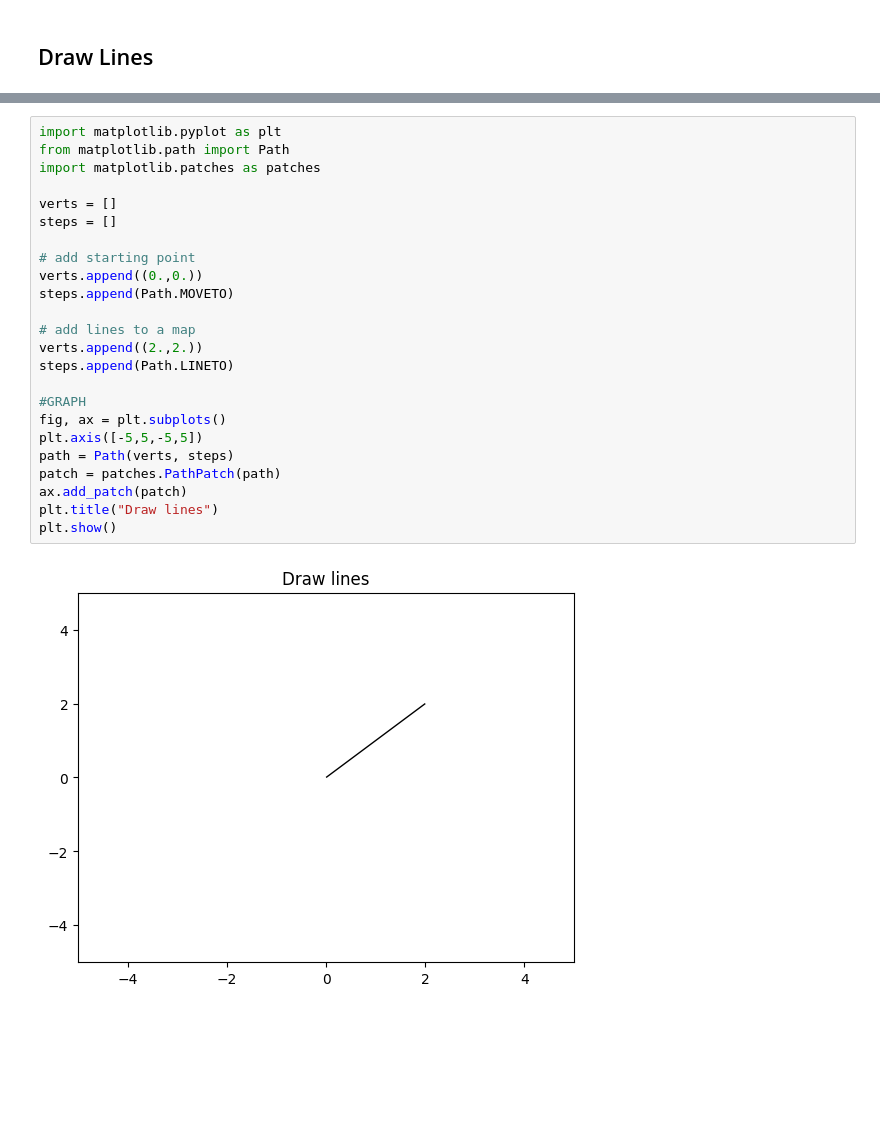
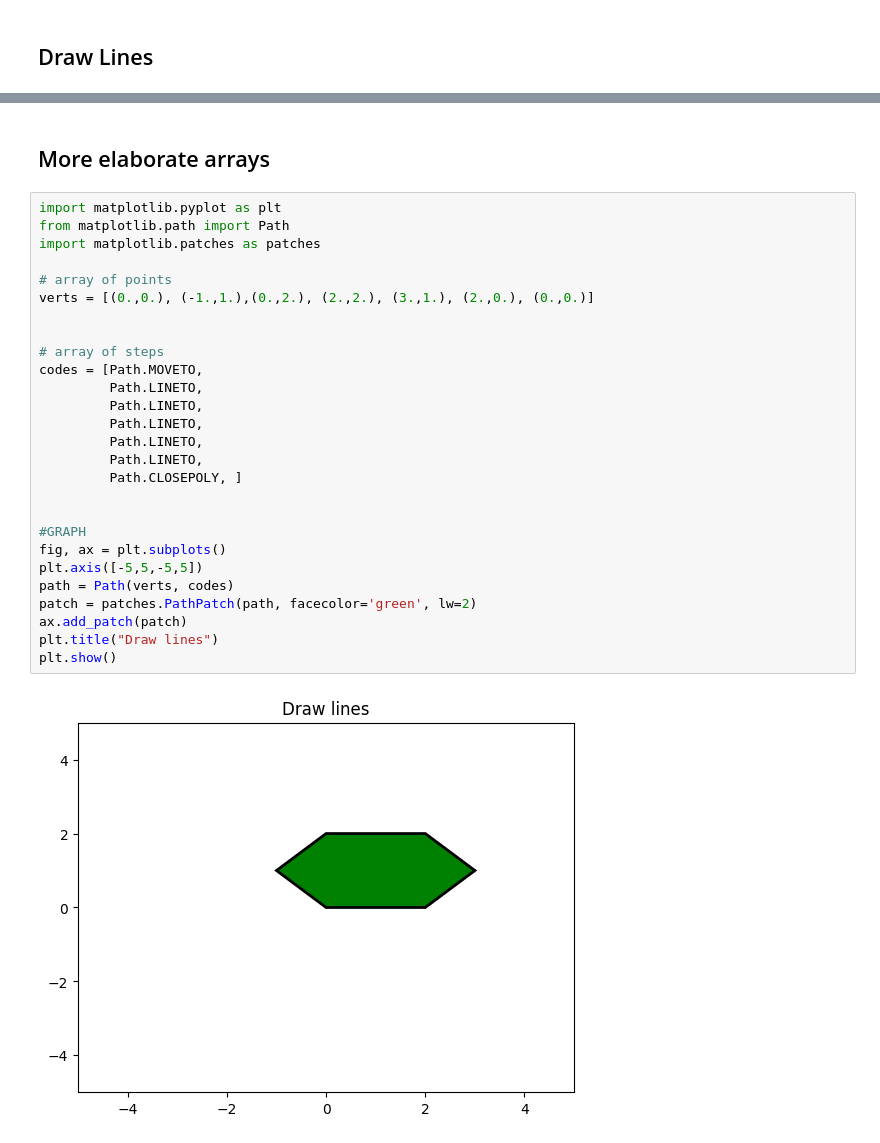
Before and after one commit to BlueReson/Precalculus_with_python, a Jupyter notebook: getData_drawLines.ipynb, the cells around one changed output, grey strips where cells are left out. Drawn from its saved outputs; the diff is of its cells as text; blank space fills up the shorter version.

Commit message:
Update getData_drawLines.ipynb
finished 1-3.

```diff
--- a/getData_drawLines.ipynb
+++ b/getData_drawLines.ipynb
@@ -207,26 +214,31 @@ plt.show()
+# %% [markdown]
+## More elaborate arrays
 # %%
 import matplotlib.pyplot as plt
 from matplotlib.path import Path
 import matplotlib.patches as patches
 
-verts = []
-steps = []
+# array of points
+verts = [(0.,0.), (-1.,1.),(0.,2.), (2.,2.), (3.,1.), (2.,0.), (0.,0.)]
 
-# add starting point
-verts.append((0.,0.))
-steps.append(Path.MOVETO)
 
-# add lines to a map
-verts.append((2.,2.))
-steps.append(Path.LINETO)
+# array of steps
+codes = [Path.MOVETO,
+         Path.LINETO,
+         Path.LINETO,
+         Path.LINETO,
+         Path.LINETO,
+         Path.LINETO,
+         Path.CLOSEPOLY, ]
+
 
 #GRAPH
 fig, ax = plt.subplots()
 plt.axis([-5,5,-5,5])
-path = Path(verts, steps)
-patch = patches.PathPatch(path)
+path = Path(verts, codes)
+patch = patches.PathPatch(path, facecolor='green', lw=2)
 ax.add_patch(patch)
 plt.title("Draw lines")
 plt.show()
 # %% [output]
-[figure, old version]
+[figure, new version]
```
Also changed, not shown: parts of 1 cell of this notebook.
